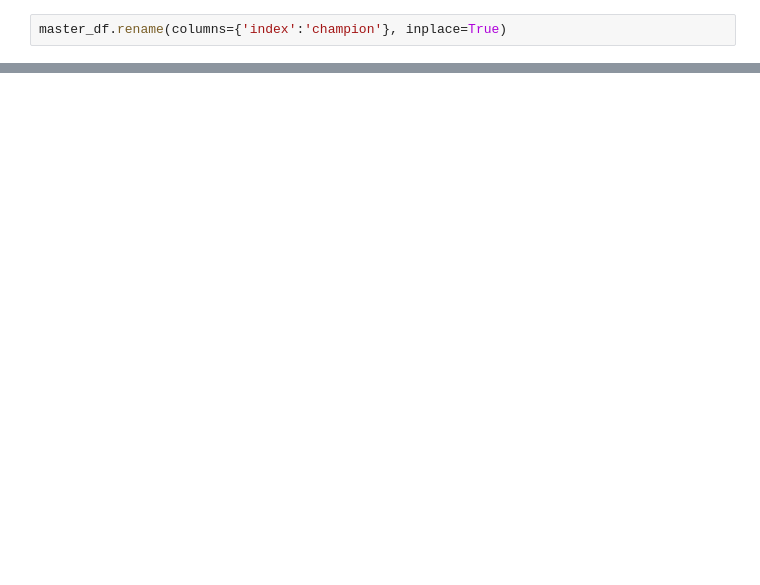
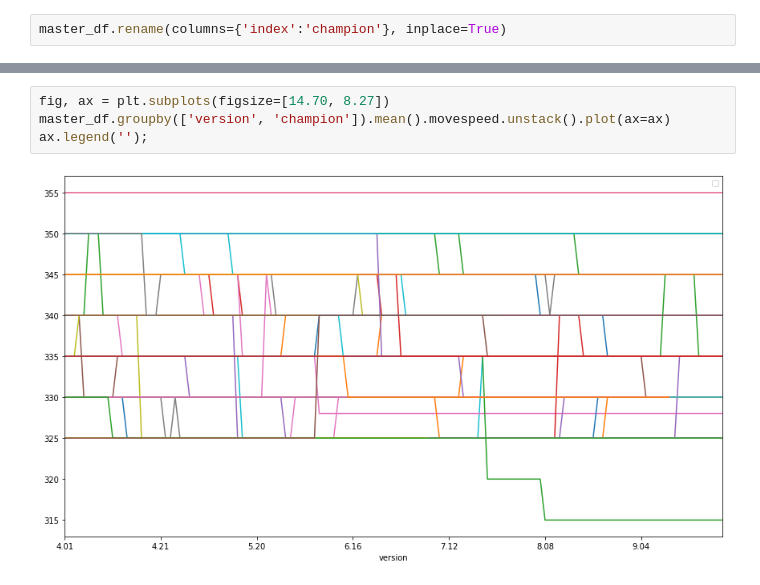
Before and after one commit to BeRT2me/Riot_API_Exploration, a Jupyter notebook: data_creation.ipynb, the cells around one changed output, grey strips where cells are left out. Saved outputs shown, nothing was run; the diff lists cells and outputs as text; blank space fills up the shorter version.

```diff
--- a/data_creation.ipynb
+++ b/data_creation.ipynb
@@ -117,0 +59,6 @@ plt.legend('');
+# %%
+fig, ax = plt.subplots(figsize=[14.70, 8.27])
+master_df.groupby(['version', 'champion']).mean().movespeed.unstack().plot(ax=ax)
+ax.legend('');
+# %% [output]
+[figure, added]
```
Also changed, not shown: parts of 16 cells of this notebook, 2 other files.
